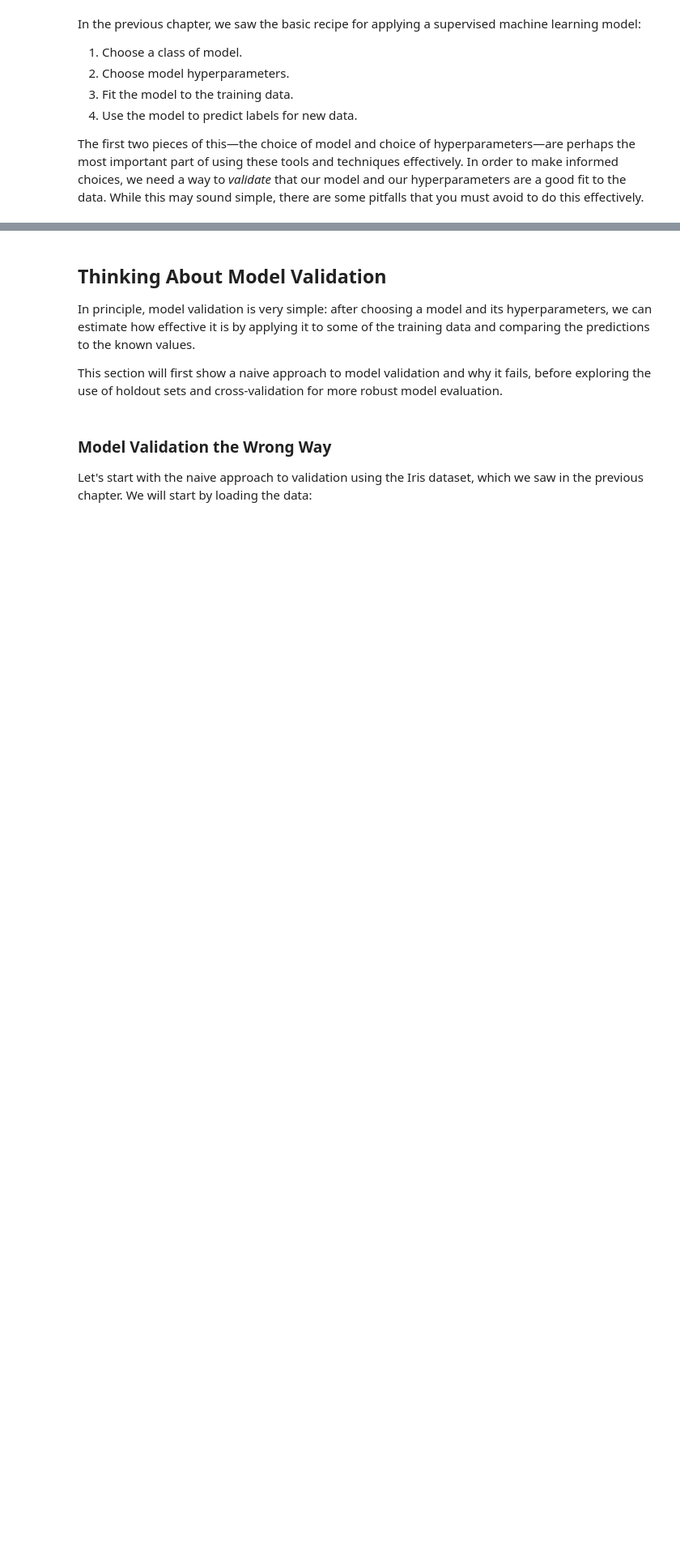
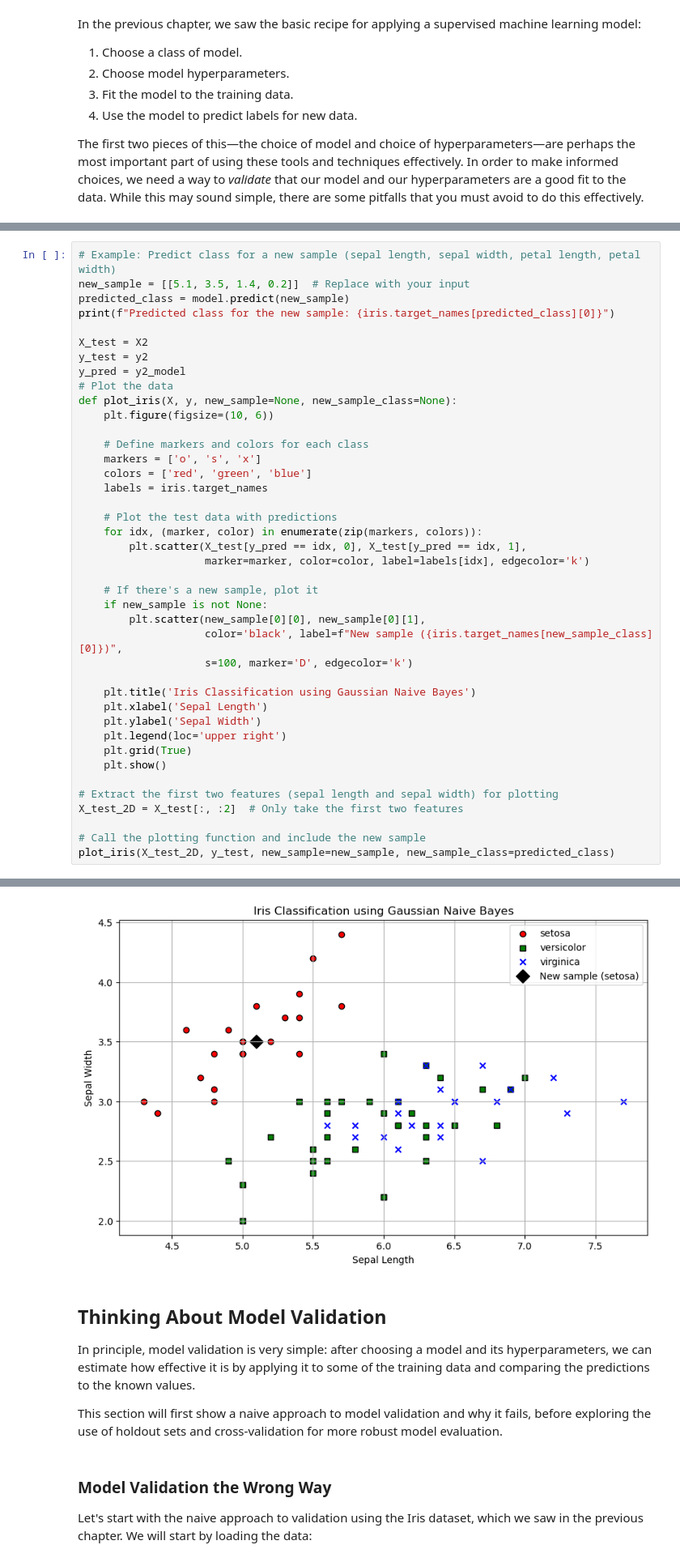
Before and after one commit to masumahmedeesa/Python-Programming-and-Basic-Data-Science, a Jupyter notebook: 19. Hyperparameters-and-Model-Validation.ipynb, the cells around one changed output, grey strips where cells are left out. Shown at 81% size. Drawn from its saved outputs; the diff is of its cells as text; blank space fills up the shorter version.

```diff
--- a/19. Hyperparameters-and-Model-Validation.ipynb
+++ b/19. Hyperparameters-and-Model-Validation.ipynb
@@ -212,3 +213,45 @@ print(scores.mean())
 0.96 0.9066666666666666
 [0.96666667 0.96666667 0.93333333 0.93333333 1.        ]
 0.96
+# %%
+# Example: Predict class for a new sample (sepal length, sepal width, petal length, petal width)
+new_sample = [[5.1, 3.5, 1.4, 0.2]]  # Replace with your input
+predicted_class = model.predict(new_sample)
+print(f"Predicted class for the new sample: {iris.target_names[predicted_class][0]}")
+
+X_test = X2
+y_test = y2
+y_pred = y2_model
+# Plot the data
+def plot_iris(X, y, new_sample=None, new_sample_class=None):
+    plt.figure(figsize=(10, 6))
+
+    # Define markers and colors for each class
+    markers = ['o', 's', 'x']
+    colors = ['red', 'green', 'blue']
+    labels = iris.target_names
+
+    # Plot the test data with predictions
+    for idx, (marker, color) in enumerate(zip(markers, colors)):
+        plt.scatter(X_test[y_pred == idx, 0], X_test[y_pred == idx, 1],
+                    marker=marker, color=color, label=labels[idx], edgecolor='k')
+
+    # If there's a new sample, plot it
+    if new_sample is not None:
+        plt.scatter(new_sample[0][0], new_sample[0][1],
+                    color='black', label=f"New sample ({iris.target_names[new_sample_class][0]})",
+                    s=100, marker='D', edgecolor='k')
+
+    plt.title('Iris Classification using Gaussian Naive Bayes')
+    plt.xlabel('Sepal Length')
+    plt.ylabel('Sepal Width')
+    plt.legend(loc='upper right')
+    plt.grid(True)
+    plt.show()
+
+# Extract the first two features (sepal length and sepal width) for plotting
+X_test_2D = X_test[:, :2]  # Only take the first two features
+
+# Call the plotting function and include the new sample
+plot_iris(X_test_2D, y_test, new_sample=new_sample, new_sample_class=predicted_class)
+# %% [output]
@@ -215,3 +259,4 @@ print(scores.mean())
+[figure, added]
 # %% [markdown]
 ## Thinking About Model Validation
 
```
Also changed, not shown: parts of 2 cells of this notebook.
